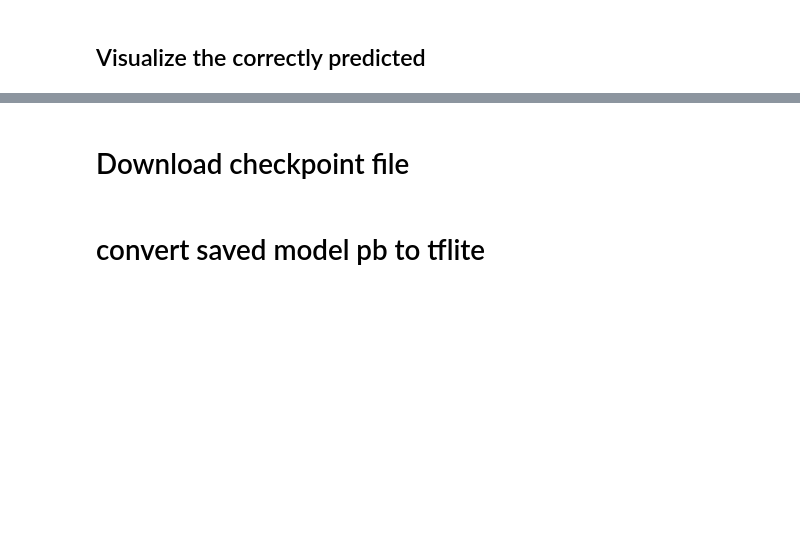
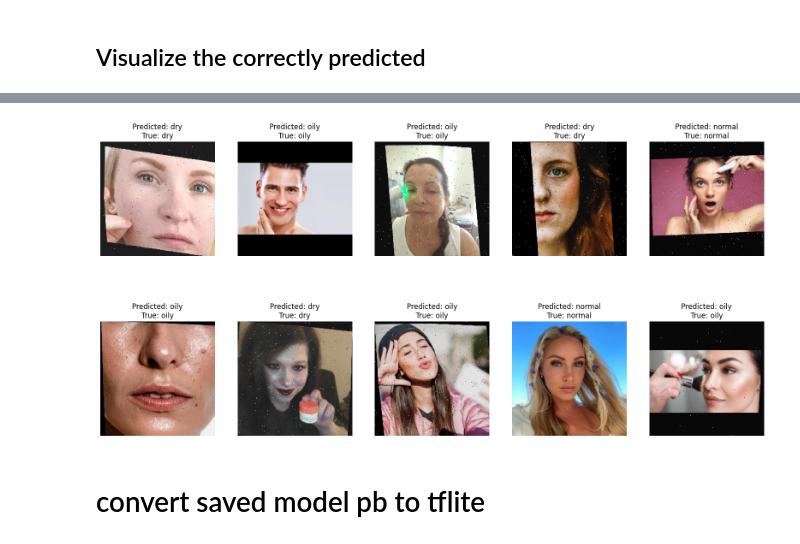
Before and after one commit to sayid-alt/xxxkulitku-bangkit2024xxx, a Jupyter notebook: Machine Learning/skin_type/skin_type_notebook.ipynb, the cells around one changed output, grey strips where cells are left out. Drawn from its saved outputs; the diff is of its cells as text; code cells hidden in the pictures; blank space fills up the shorter version.

Commit message:
Add visual evaluate model

```diff
--- a/Machine Learning/skin_type/skin_type_notebook.ipynb
+++ b/Machine Learning/skin_type/skin_type_notebook.ipynb
@@ -756,0 +779,26 @@ print(f'Validation Accuracy: {val_accuracy}')
+# %%
+# Load saved Model from checkpoint
+model_retrained_path = '/content/ckpt/model_48_0.94_0.86_v02'
+model_retrained = tf.saved_model.load(model_retrained_path)
+# %%
+# Define a function to wrap the loaded model for evaluation
+class LoadedModelWrapper(tf.keras.Model):
+    def __init__(self, loaded_model):
+        super(LoadedModelWrapper, self).__init__()
+        self.loaded_model = loaded_model
+        self.infer = loaded_model.signatures['serving_default']
+
+    def call(self, inputs):
+        # Assuming the input name is 'input_1'
+        return self.infer(tf.convert_to_tensor(inputs))['dense_5']
+
+# Create an instance of the wrapper model
+wrapped_model = LoadedModelWrapper(model_retrained)
+
+# Compile the wrapped model (necessary to use the evaluate method)
+wrapped_model.compile(optimizer=Adam(learning_rate=1.7760858545803447e-05), loss='categorical_crossentropy', metrics=['accuracy'])
+
+# Evaluate the wrapped model using the test data generator
+val_loss, val_accuracy = wrapped_model.evaluate(test_generator, steps=test_generator.samples // test_generator.batch_size)
+print(f'Validation Loss: {val_loss}')
+print(f'Validation Accuracy: {val_accuracy}')
@@ -762,10 +816,6 @@ best_model.save('model_retrain.h5')
 # %% [markdown]
 ## Visualize the correctly predicted
 # %%
-
-# Load the model
-model = tf.keras.models.load_model('best_model.h5')
-
 # Get the class indices
 class_indices = test_generator.class_indices
 class_labels = {v: k for k, v in class_indices.items()}
@@ -774,7 +824,7 @@ class_labels = {v: k for k, v in class_indices.items()}
 images, labels = next(test_generator)
 
 # Predict using the model
-predictions = model.predict(images)
+predictions = wrapped_model.predict(images)
 
 # Get the predicted class indices
 predicted_classes = np.argmax(predictions, axis=1)
@@ -792,3 +842,4 @@ for i, idx in enumerate(correct_indices[:10]):
     plt.axis('off')
 
 plt.show()
+# %% [output]
@@ -795,2 +847 @@ plt.show()
+[figure, added]
-# %% [markdown]
-# Download checkpoint file
```
Also changed, not shown: parts of 26 cells of this notebook.
